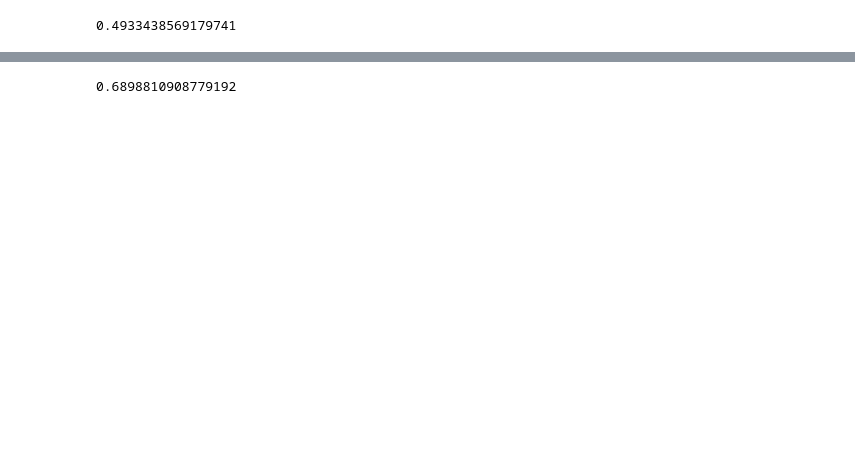
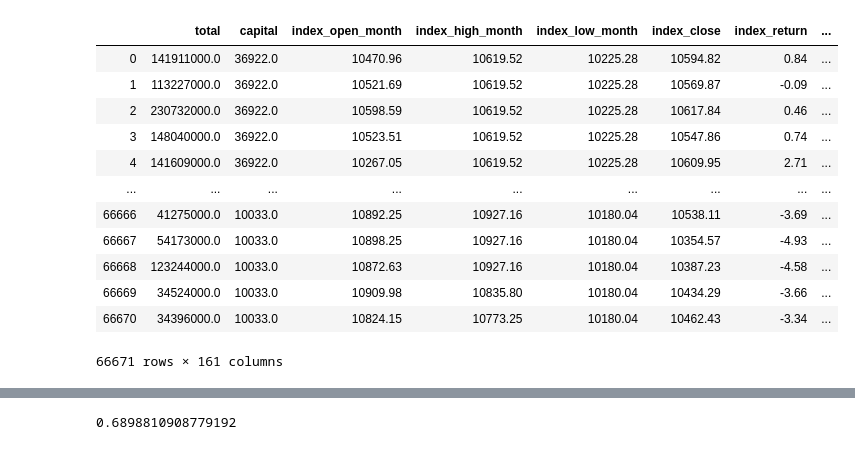
Before and after one commit to datateams0982/Inventory_Check, a Jupyter notebook: PredictModel/Model.ipynb, the cells around one changed output, grey strips where cells are left out. Cells and saved outputs as stored; diff of their text form; code cells hidden in the pictures; blank space fills up the shorter version.

```diff
--- a/PredictModel/Model.ipynb
+++ b/PredictModel/Model.ipynb
@@ -98,4 +31,0 @@ def TrainTestSplit(data, TrainDate, valDate):
-# %%
-len(df[df.Y == 1])/len(df)
-# %% [output]
-0.4933438569179741
@@ -368,0 +32,18 @@ X_val, Y_val = val_df[feature_list], val_df['Y']
+# %%
+test = pd.read_csv(r'D:\OneDrive - SinoPac\training\month_test_index_labeled.csv', converters={'ts': str, 'StockNo': str, 'StockName': str})
+test['ts'] = pd.to_datetime(test['ts'])
+test
+# %% [output]
+|  | total | capital | index_open_month | index_high_month | index_low_month | index_close | index_return | ... |
+| 0 | 141911000.0 | 36922.0 | 10470.96 | 10619.52 | 10225.28 | 10594.82 | 0.84 | ... |
+| 1 | 113227000.0 | 36922.0 | 10521.69 | 10619.52 | 10225.28 | 10569.87 | -0.09 | ... |
+| 2 | 230732000.0 | 36922.0 | 10598.59 | 10619.52 | 10225.28 | 10617.84 | 0.46 | ... |
+| 3 | 148040000.0 | 36922.0 | 10523.51 | 10619.52 | 10225.28 | 10547.86 | 0.74 | ... |
+| 4 | 141609000.0 | 36922.0 | 10267.05 | 10619.52 | 10225.28 | 10609.95 | 2.71 | ... |
+| ... | ... | ... | ... | ... | ... | ... | ... | ... |
+| 66666 | 41275000.0 | 10033.0 | 10892.25 | 10927.16 | 10180.04 | 10538.11 | -3.69 | ... |
+| 66667 | 54173000.0 | 10033.0 | 10898.25 | 10927.16 | 10180.04 | 10354.57 | -4.93 | ... |
+| 66668 | 123244000.0 | 10033.0 | 10872.63 | 10927.16 | 10180.04 | 10387.23 | -4.58 | ... |
+| 66669 | 34524000.0 | 10033.0 | 10909.98 | 10835.80 | 10180.04 | 10434.29 | -3.66 | ... |
+| 66670 | 34396000.0 | 10033.0 | 10824.15 | 10773.25 | 10180.04 | 10462.43 | -3.34 | ... |
+66671 rows × 161 columns
```
Also changed, not shown: parts of 24 cells of this notebook, 20 other files.
